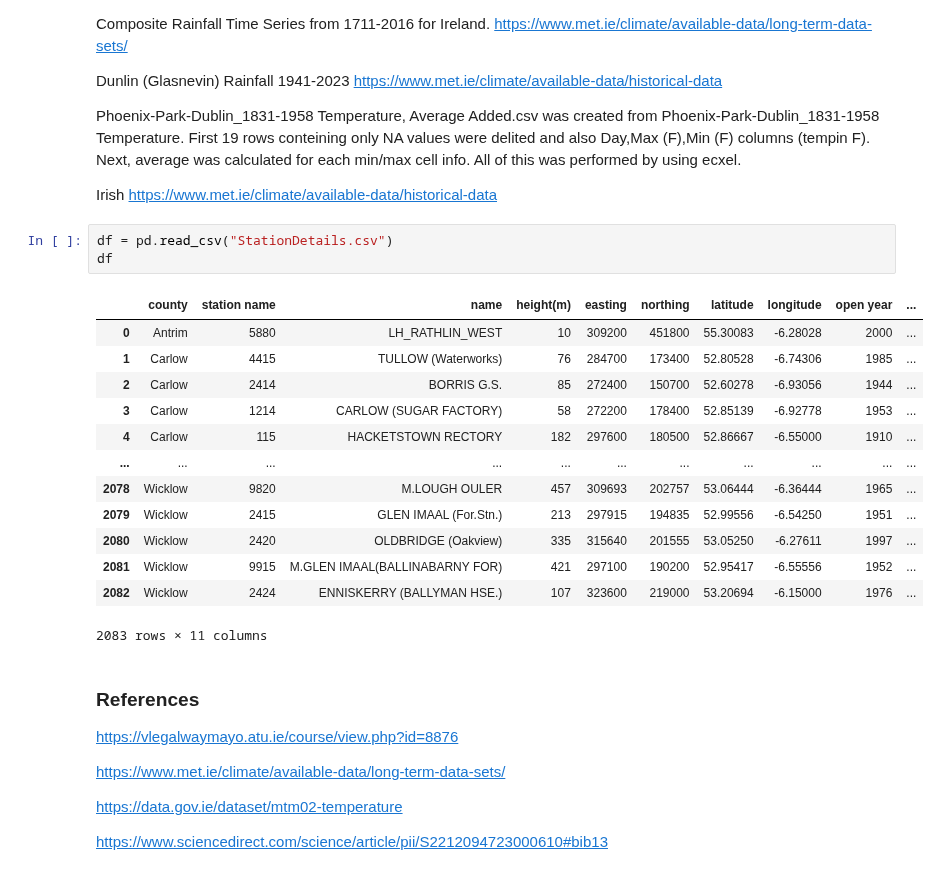
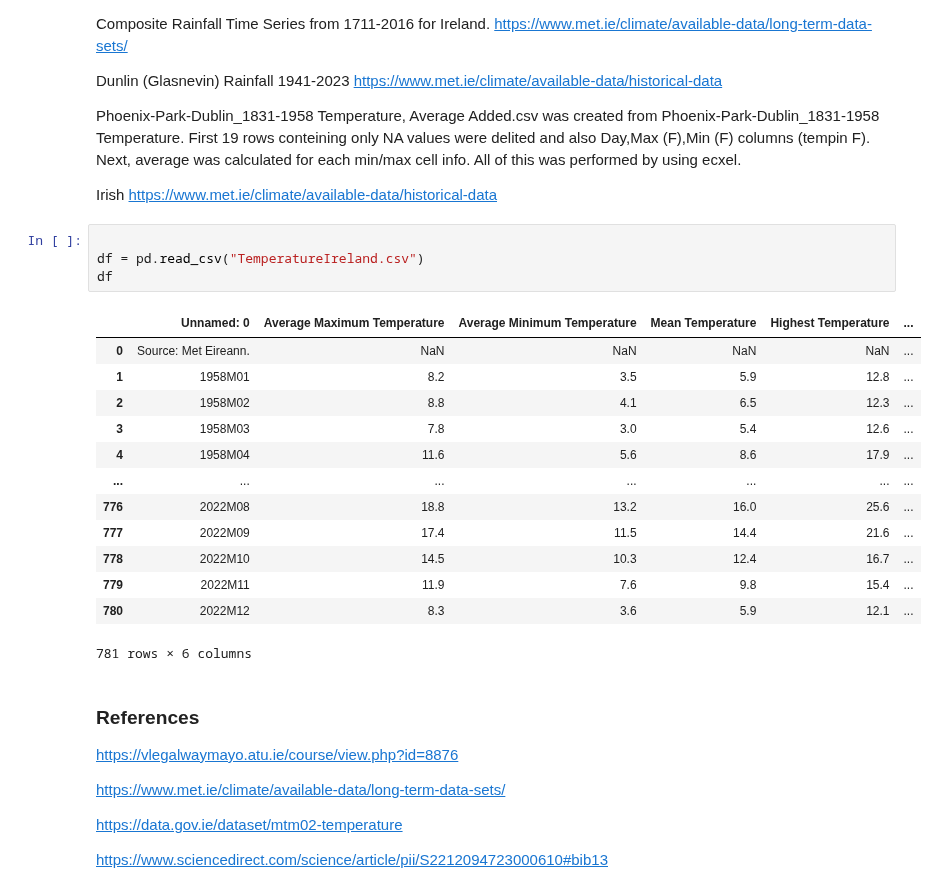
Before and after one commit to Tanjasta/PFDA_Assignment2, a Jupyter notebook: PFDA_Assignment2.ipynb, the cells around one changed output. Cells and saved outputs as stored; diff of their text form.

```diff
--- a/PFDA_Assignment2.ipynb
+++ b/PFDA_Assignment2.ipynb
@@ -679,22 +679,23 @@ Phoenix-Park-Dublin_1831-1958 Temperature, Average Added.csv was created from Ph
 Irish
 https://www.met.ie/climate/available-data/historical-data
 # %%
-df = pd.read_csv("StationDetails.csv")
+
+df = pd.read_csv("TemperatureIreland.csv")
 df
 # %% [output]
-|  | county | station name | name | height(m) | easting | northing | latitude | longitude | open year | ... |
-| 0 | Antrim | 5880 | LH_RATHLIN_WEST | 10 | 309200 | 451800 | 55.30083 | -6.28028 | 2000 | ... |
-| 1 | Carlow | 4415 | TULLOW (Waterworks) | 76 | 284700 | 173400 | 52.80528 | -6.74306 | 1985 | ... |
-| 2 | Carlow | 2414 | BORRIS G.S. | 85 | 272400 | 150700 | 52.60278 | -6.93056 | 1944 | ... |
-| 3 | Carlow | 1214 | CARLOW (SUGAR FACTORY) | 58 | 272200 | 178400 | 52.85139 | -6.92778 | 1953 | ... |
-| 4 | Carlow | 115 | HACKETSTOWN RECTORY | 182 | 297600 | 180500 | 52.86667 | -6.55000 | 1910 | ... |
-| ... | ... | ... | ... | ... | ... | ... | ... | ... | ... | ... |
-| 2078 | Wicklow | 9820 | M.LOUGH OULER | 457 | 309693 | 202757 | 53.06444 | -6.36444 | 1965 | ... |
-| 2079 | Wicklow | 2415 | GLEN IMAAL (For.Stn.) | 213 | 297915 | 194835 | 52.99556 | -6.54250 | 1951 | ... |
-| 2080 | Wicklow | 2420 | OLDBRIDGE (Oakview) | 335 | 315640 | 201555 | 53.05250 | -6.27611 | 1997 | ... |
-| 2081 | Wicklow | 9915 | M.GLEN IMAAL(BALLINABARNY FOR) | 421 | 297100 | 190200 | 52.95417 | -6.55556 | 1952 | ... |
-| 2082 | Wicklow | 2424 | ENNISKERRY (BALLYMAN HSE.) | 107 | 323600 | 219000 | 53.20694 | -6.15000 | 1976 | ... |
+|  | Unnamed: 0 | Average Maximum Temperature | Average Minimum Temperature | Mean Temperature | Highest Temperature | ... |
+| 0 | Source: Met Eireann. | NaN | NaN | NaN | NaN | ... |
+| 1 | 1958M01 | 8.2 | 3.5 | 5.9 | 12.8 | ... |
+| 2 | 1958M02 | 8.8 | 4.1 | 6.5 | 12.3 | ... |
+| 3 | 1958M03 | 7.8 | 3.0 | 5.4 | 12.6 | ... |
+| 4 | 1958M04 | 11.6 | 5.6 | 8.6 | 17.9 | ... |
+| ... | ... | ... | ... | ... | ... | ... |
+| 776 | 2022M08 | 18.8 | 13.2 | 16.0 | 25.6 | ... |
+| 777 | 2022M09 | 17.4 | 11.5 | 14.4 | 21.6 | ... |
+| 778 | 2022M10 | 14.5 | 10.3 | 12.4 | 16.7 | ... |
+| 779 | 2022M11 | 11.9 | 7.6 | 9.8 | 15.4 | ... |
+| 780 | 2022M12 | 8.3 | 3.6 | 5.9 | 12.1 | ... |
-2083 rows × 11 columns
+781 rows × 6 columns
 # %% [markdown]
 ### References
 
```
Also changed, not shown: 1 other file.
